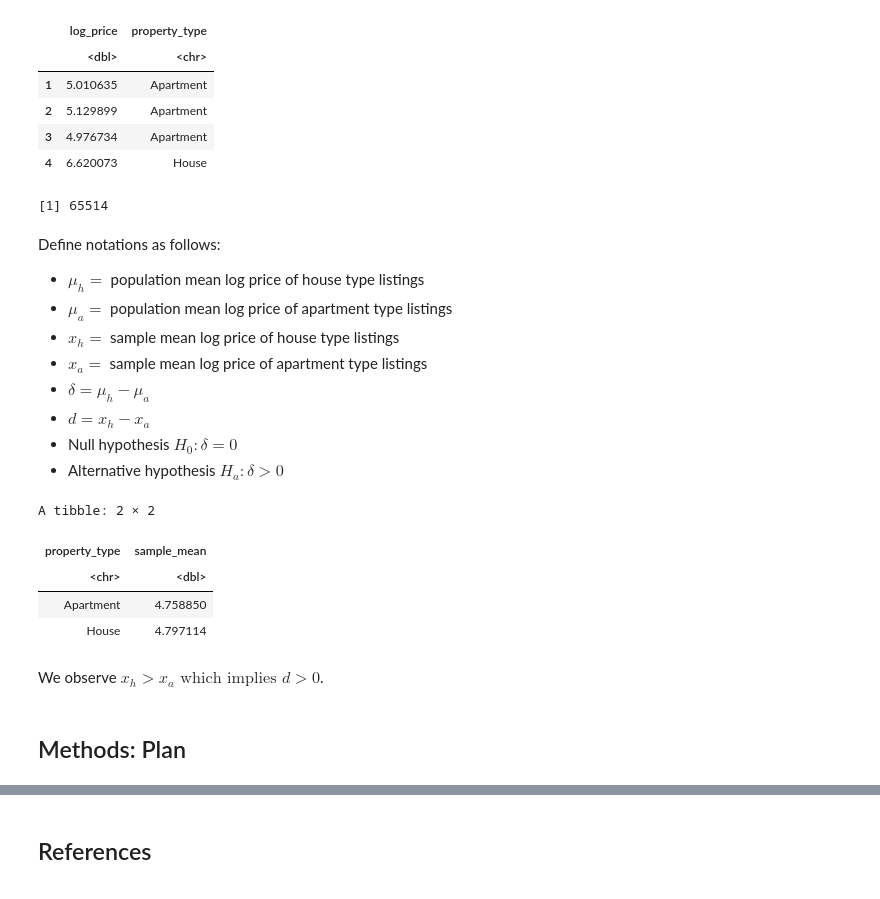
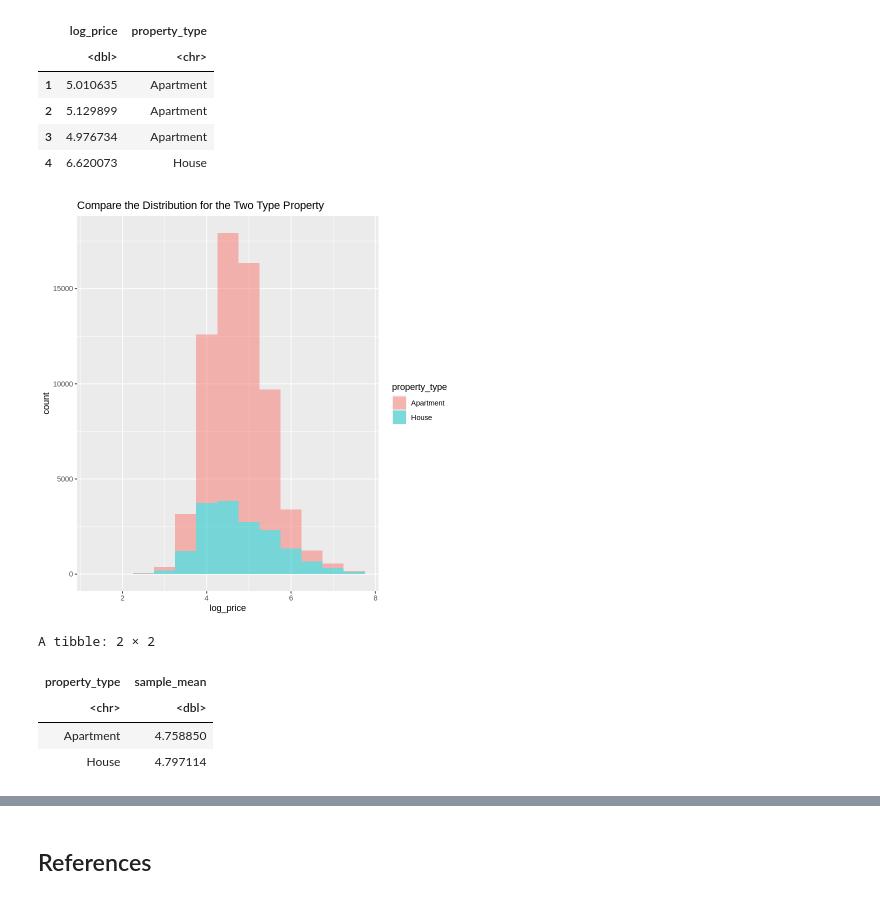
Before and after one commit to takumihoriba/stat201-project, a Jupyter notebook: proposal.ipynb, the cells around one changed output, grey strips where cells are left out. Cells and saved outputs as stored; diff of their text form; code cells hidden in the pictures.

```diff
--- a/proposal.ipynb
+++ b/proposal.ipynb
@@ -51,21 +65,14 @@ A data.frame: 4 × 2
 | 2 | 5.129899 | Apartment |
 | 3 | 4.976734 | Apartment |
 | 4 | 6.620073 | House |
-# %%
-nrow(air)
-# %% [output]
-[1] 65514
-# %% [markdown]
-Define notations as follows:
-
-- $\mu_h =$  population mean log price of house type listings
-- $\mu_a =$ population mean log price of apartment type listings
-- $x_h =$  sample mean log price of house type listings
-- $x_a =$ sample mean log price of apartment type listings
-- $\delta = \mu_h - \mu_a$
-- $d = x_h - x_a$
-- Null hypothesis $H_0: \delta = 0$
-- Alternative hypothesis $H_a: \delta >0$
+# %%
+compare_distribution <- air |>
+ggplot(aes(x=log_price,fill=property_type))+
+geom_histogram(binwidth=0.5,alpha=0.5)+
+ggtitle("Compare the Distribution for the Two Type Property")
+compare_distribution
+# %% [output]
+[figure, added]
 # %%
 # getting x_a, x_h
 sample_mean <- air |>
@@ -79,7 +85,3 @@ A tibble: 2 × 2
 | <chr> | <dbl> |
 | Apartment | 4.758850 |
 | House | 4.797114 |
-# %% [markdown]
-We observe $x_h > x_a \text{ which implies  } d > 0$.
-# %% [markdown]
-## Methods: Plan
```
Also changed, not shown: parts of 5 cells of this notebook.
